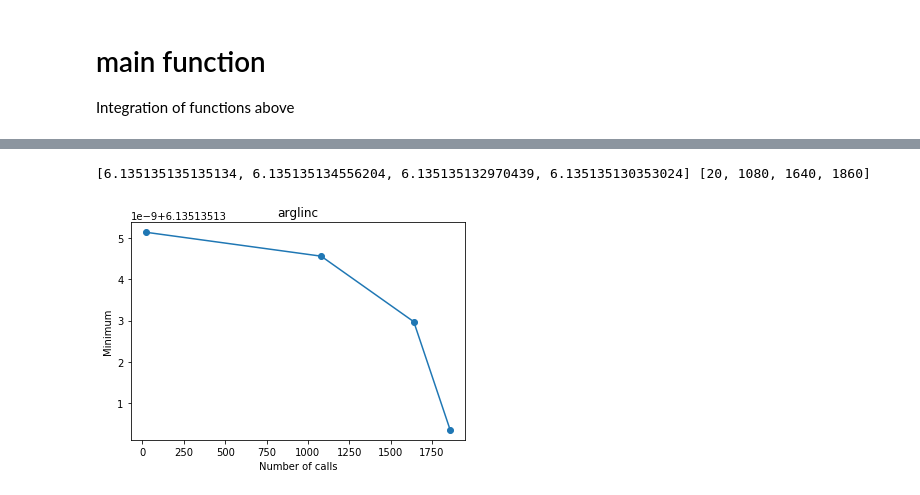
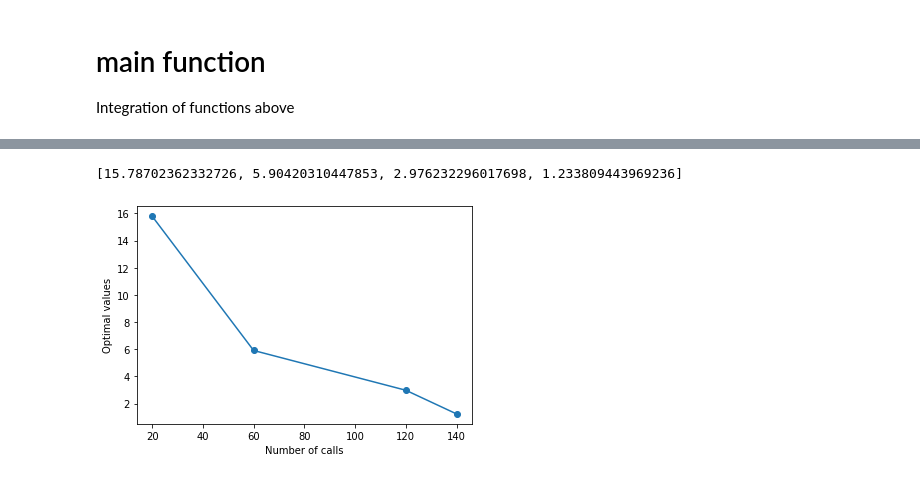
Before and after one commit to SongmyHallow/MS_project, a Jupyter notebook: CoreTest.ipynb, the cells around one changed output, grey strips where cells are left out. Cells and saved outputs as stored; diff of their text form; code cells hidden in the pictures.

```diff
--- a/CoreTest.ipynb
+++ b/CoreTest.ipynb
@@ -163,11 +447,10 @@ def call_alamopy(input_values,output_values,lowerBound,upperBound):
 #     print("X_test",X_test)
 #     print("y_train",y_train)
 #     print("y_test",y_test)
-    alamo_result = alamopy.alamo(xdata=X_train,zdata=y_train,xval=X_test,zval=y_test,xmin=lowerBound,xmax=upperBound,monomialpower=(1,2), showalm=True)
+    alamo_result = alamopy.alamo(xdata=X_train,zdata=y_train,xval=X_test,zval=y_test,xmin=lowerBound,xmax=upperBound,monomialpower=(1,2),multi2power=(1,2))
 #     print("===============================================================")
 #     print("ALAMO results")
 #     print("===============================================================")
-
 #     print("#Model expression: ",alamo_result['model'])
 #     print("#Rhe sum of squared residuals: ",alamo_result['ssr'])
 #     print("#R squared: ",alamo_result['R2'])
@@ -176,7 +459,6 @@ def call_alamopy(input_values,output_values,lowerBound,upperBound):
     labels = alamo_result['xlabels']
     expr = alamo_result['f(model)']
     return labels,expr
-
 def test_reformat(x_test):
     test_x = []
     for ele in x_test:
@@ -344,0 +661,6 @@ The point is not updated
+# %%
+compileFile = "branin"
+cycles = 10
+compileCode(compileFile)
+numOfVar, lowerBound, upperBound, startPoint = read_datafile(compileFile)
+values, calls, point_lst, cycle = coordinate_search(cycles, startPoint, lowerBound, upperBound)
@@ -345,10 +685,9 @@ The point is not updated
 # %%
-print(obj_lst,counter_lst)
-plt.plot(counter_lst,obj_lst,'-o')
+print(values)
+plt.plot(calls, values, '-o')
 plt.xlabel("Number of calls")
-plt.ylabel("Minimum")
-plt.title(blackbox_name)
-plt.savefig(blackbox_name+".png")
+plt.ylabel("Optimal values")
+plt.show()
 # %% [output]
-[6.135135135135134, 6.135135134556204, 6.135135132970439, 6.135135130353024] [20, 1080, 1640, 1860]
+[15.78702362332726, 5.90420310447853, 2.976232296017698, 1.233809443969236]
-[figure, old version]
+[figure, new version]
```
Also changed, not shown: parts of 14 cells of this notebook, 20 other files.
